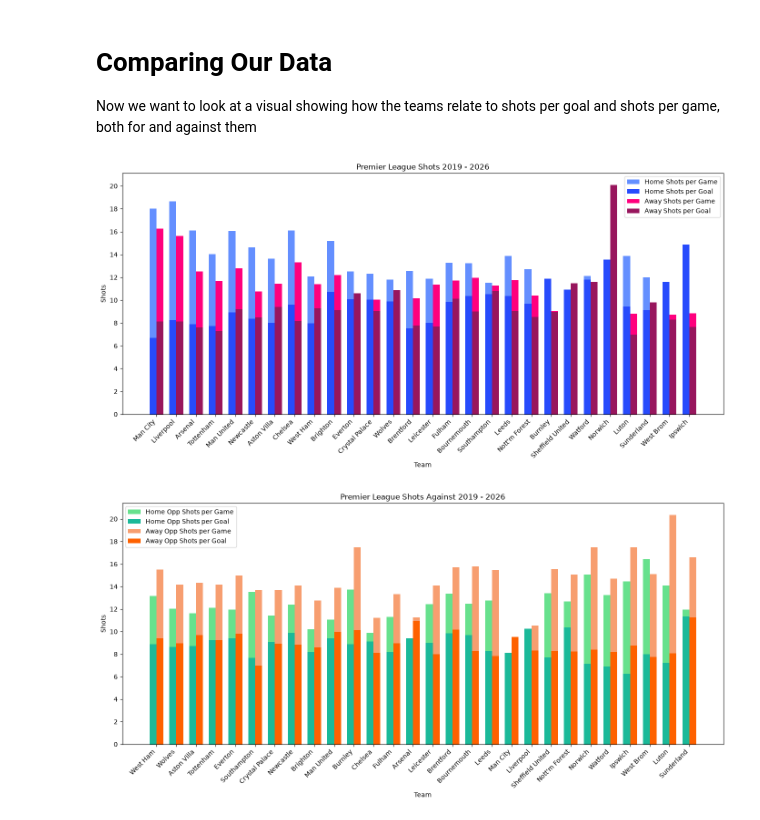
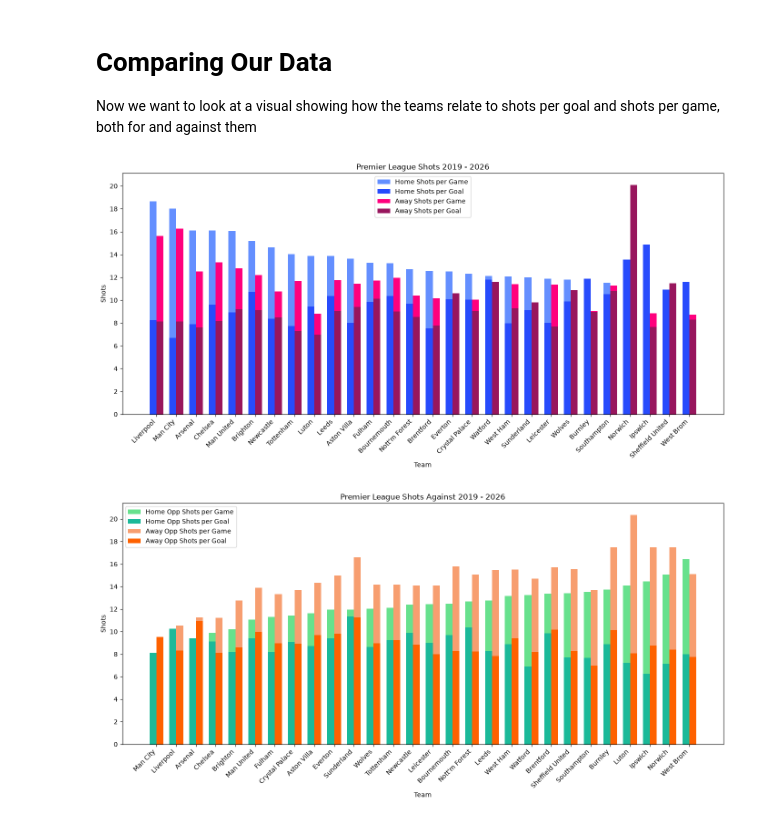
Before and after one commit to hankike/Premier_Prediction, a Jupyter notebook: notebooks/03shots.ipynb, the cells around one changed output. Saved outputs shown, nothing was run; the diff lists cells and outputs as text; code cells hidden in the pictures.

Commit message:
Updating the shots visuals

```diff
--- a/notebooks/03shots.ipynb
+++ b/notebooks/03shots.ipynb
@@ -8,4 +14,6 @@ import seaborn as sns
 # %%
-url = 'https://raw.githubusercontent.com/hankike/Premier_Prediction/refs/heads/main/data/cleaned_premier.csv'
+url = "https://raw.githubusercontent.com/hankike/Premier_Prediction/refs/heads/main/data/cleaned_premier.csv"
 
-df_premier = pd.read_csv(url)
+shots = create_shots_table(url)
+
+shots_against = create_shots_against_table(url)
@@ -164,7 +22,12 @@ shots_against_table
 
 Now we want to look at a visual showing how the teams relate to shots per goal and shots per game, both for and against them
 # %%
-x = np.arange(len(shots_table["Games"]))
+shots = shots.sort_values(
+    "Home Shots per Game",
+    ascending=False
+).reset_index(drop=True)
+
+x = np.arange(len(shots["Games"]))
 
 width = 0.35
 
@@ -173,7 +36,7 @@ plt.figure(figsize=(14, 7))
 # Home bar
 plt.bar(
     x - width/2,
-    shots_table["Home Shots per Game"],
+    shots["Home Shots per Game"],
     width=width,
     color = '#648fff',
     label="Home Shots per Game"
@@ -181,44 +44,49 @@ plt.bar(
 
 plt.bar(
     x - width/2,
-    shots_table["Home Shots per Goal"],
+    shots["Home Shots per Goal"],
     width=width,
     color = '#274bfc',
     label="Home Shots per Goal"
 )
 
 # Away bar
 plt.bar(
     x + width/2,
-    shots_table["Away Shots per Game"],
+    shots["Away Shots per Game"],
     width=width,
     color = '#ff007d',
     label="Away Shots per Game"
 )
 
 plt.bar(
     x + width/2,
-    shots_table["Away Shots per Goal"],
+    shots["Away Shots per Goal"],
     width=width,
     color = '#98165d',
     label="Away Shots per Goal"
 )
 
 plt.xlabel("Team")
 plt.ylabel("Shots")
 plt.title("Premier League Shots 2019 - 2026")
 
-plt.xticks(x, shots_table["Team"], rotation=45, ha="right")
+plt.xticks(x, shots["Team"], rotation=45, ha="right")
 plt.yticks(np.arange(0, 21, 2))
 
 plt.legend()
 
 plt.tight_layout()
 plt.show()
 # %% [output]
-[figure, old version]
+[figure, new version]
 # %%
-x = np.arange(len(shots_against_table["Games"]))
+shots_against = shots_against.sort_values(
+    "Home Opp Shots per Game",
+    ascending=True
+).reset_index(drop=True)
+
+x = np.arange(len(shots_against["Games"]))
 
 width = 0.35
 
@@ -227,7 +95,7 @@ plt.figure(figsize=(14, 7))
 # Home bar
 plt.bar(
     x - width/2,
-    shots_against_table["Home Opp Shots per Game"],
+    shots_against["Home Opp Shots per Game"],
     width=width,
     color = '#67e18d',
     label="Home Opp Shots per Game"
@@ -235,7 +103,7 @@ plt.bar(
 
 plt.bar(
     x - width/2,
-    shots_against_table["Home Opp Shots per Goal"],
+    shots_against["Home Opp Shots per Goal"],
     width=width,
     color = '#1bb999',
     label="Home Opp Shots per Goal"
@@ -244,7 +112,7 @@ plt.bar(
 # Away bar
 plt.bar(
     x + width/2,
-    shots_against_table["Away Opp Shots per Game"],
+    shots_against["Away Opp Shots per Game"],
     width=width,
     color = '#f79e70',
     label="Away Opp Shots per Game"
@@ -252,7 +120,7 @@ plt.bar(
 
 plt.bar(
     x + width/2,
-    shots_against_table["Away Opp Shots per Goal"],
+    shots_against["Away Opp Shots per Goal"],
     width=width,
     color = '#fe6100',
     label="Away Opp Shots per Goal"
@@ -262,7 +130,7 @@ plt.xlabel("Team")
 plt.ylabel("Shots")
 plt.title("Premier League Shots Against 2019 - 2026")
 
-plt.xticks(x, shots_against_table["Team"], rotation=45, ha="right")
+plt.xticks(x, shots_against["Team"], rotation=45, ha="right")
 plt.yticks(np.arange(0, 21, 2))
 
 plt.legend()
@@ -270,4 +138,4 @@ plt.legend()
 plt.tight_layout()
 plt.show()
 # %% [output]
-[figure, old version]
+[figure, new version]
```
Also changed, not shown: parts of 7 cells of this notebook, 1 other file.
